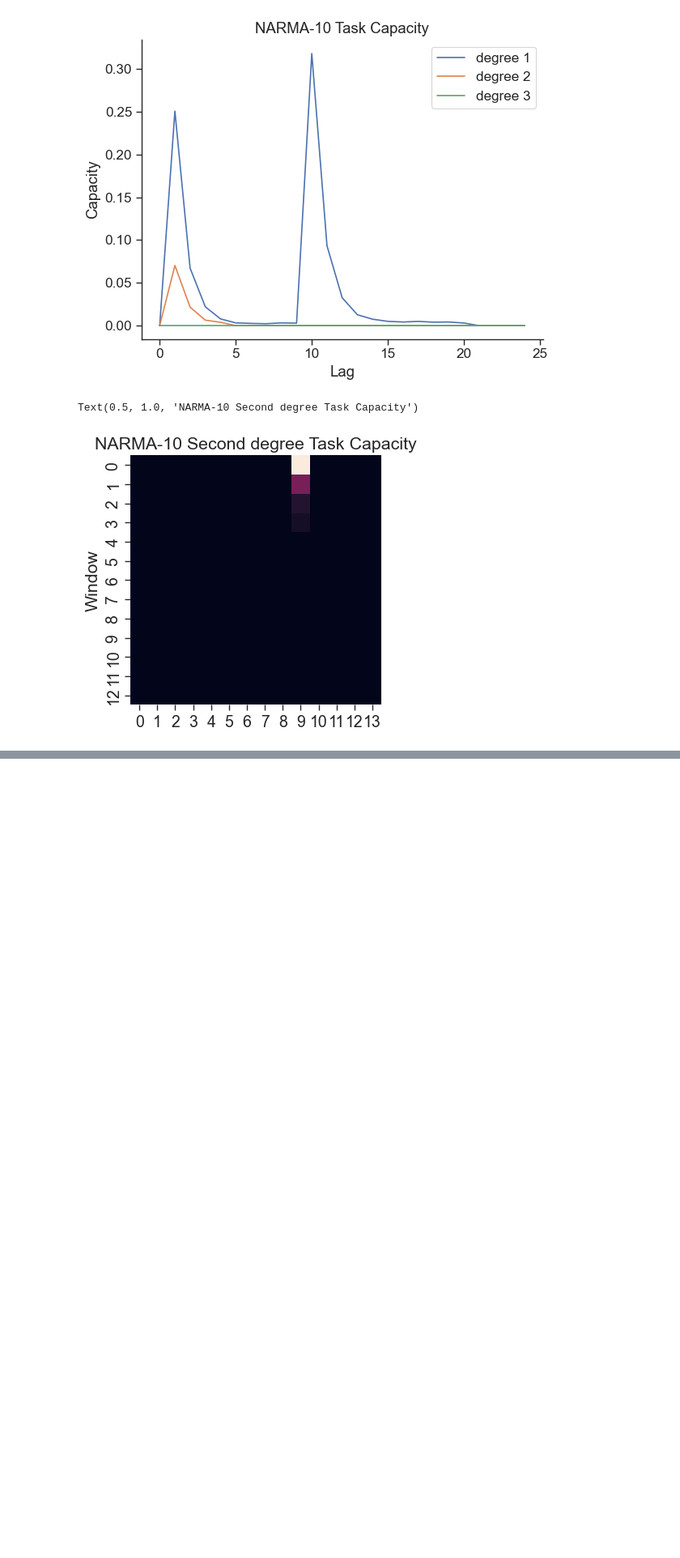
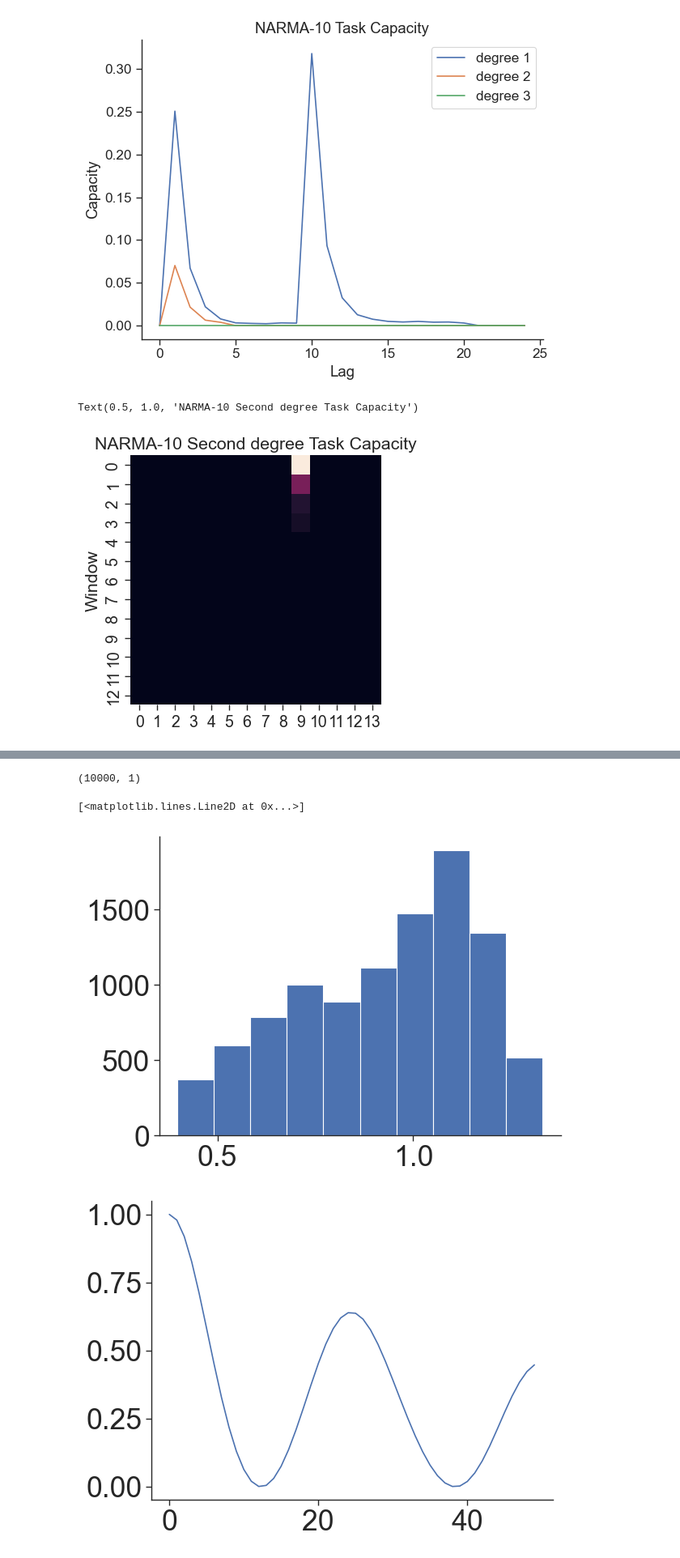
Before and after one commit to StefanIacob/DDN-public, a Jupyter notebook: capacitiesExample.ipynb, the cells around one changed output, grey strips where cells are left out. Shown: that part at 81% size. Saved outputs shown, nothing was run; the diff lists cells and outputs as text; code cells hidden in the pictures; blank space fills up the shorter version.

```diff
--- a/capacitiesExample.ipynb
+++ b/capacitiesExample.ipynb
@@ -209,0 +271,14 @@ Text(0.5, 1.0, 'NARMA-10 Second degree Task Capacity')
+# %%
+mg_data = mackey_glass(10000)
+print(mg_data.shape)
+plt.figure()
+plt.hist(mg_data)
+mg_ac = autocorrelation(mg_data, 50)
+mg_ac = np.array(mg_ac)**2
+plt.figure()
+plt.plot(mg_ac)
+# %% [output]
+(10000, 1)
+[<matplotlib.lines.Line2D at 0x...>]
+[figure, added]
+[figure, added]
```
Also changed, not shown: parts of 9 cells of this notebook, 9 other files.
